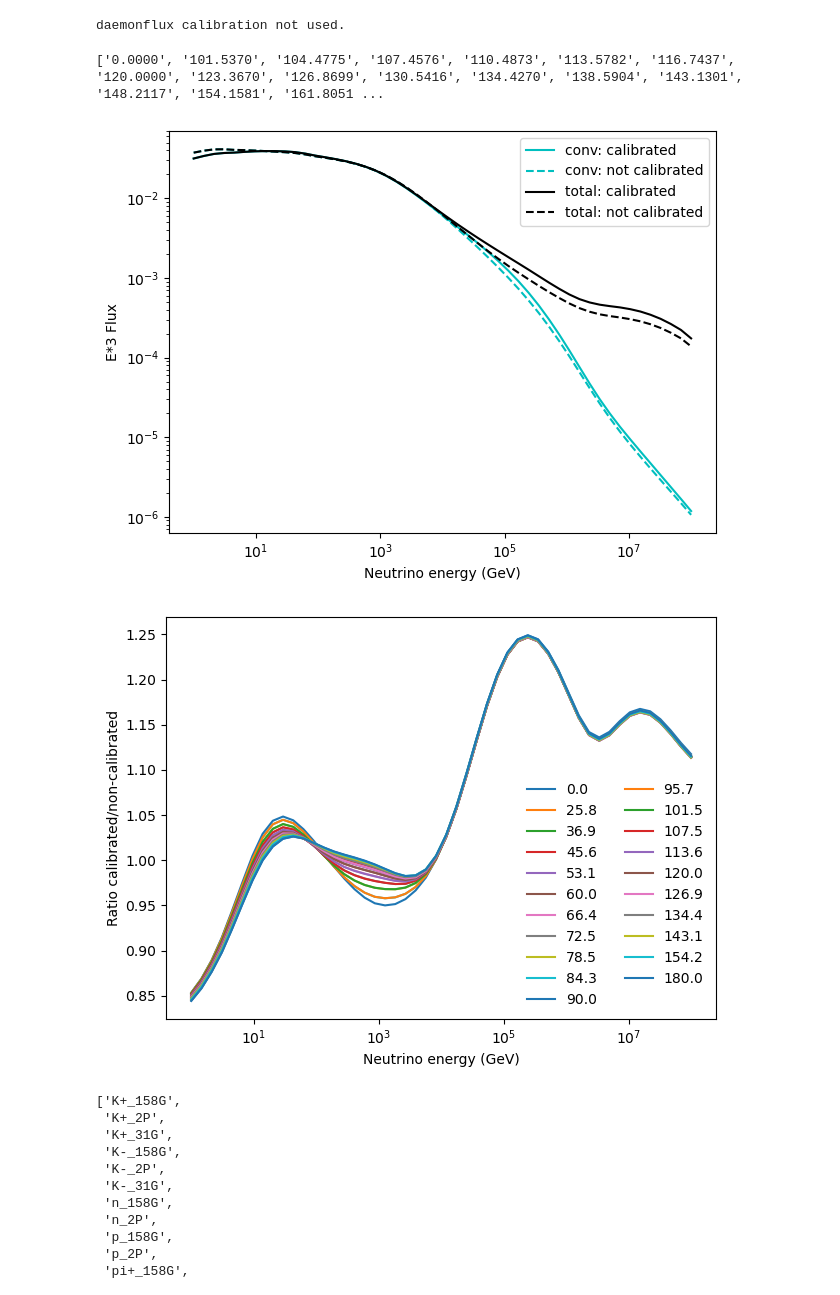
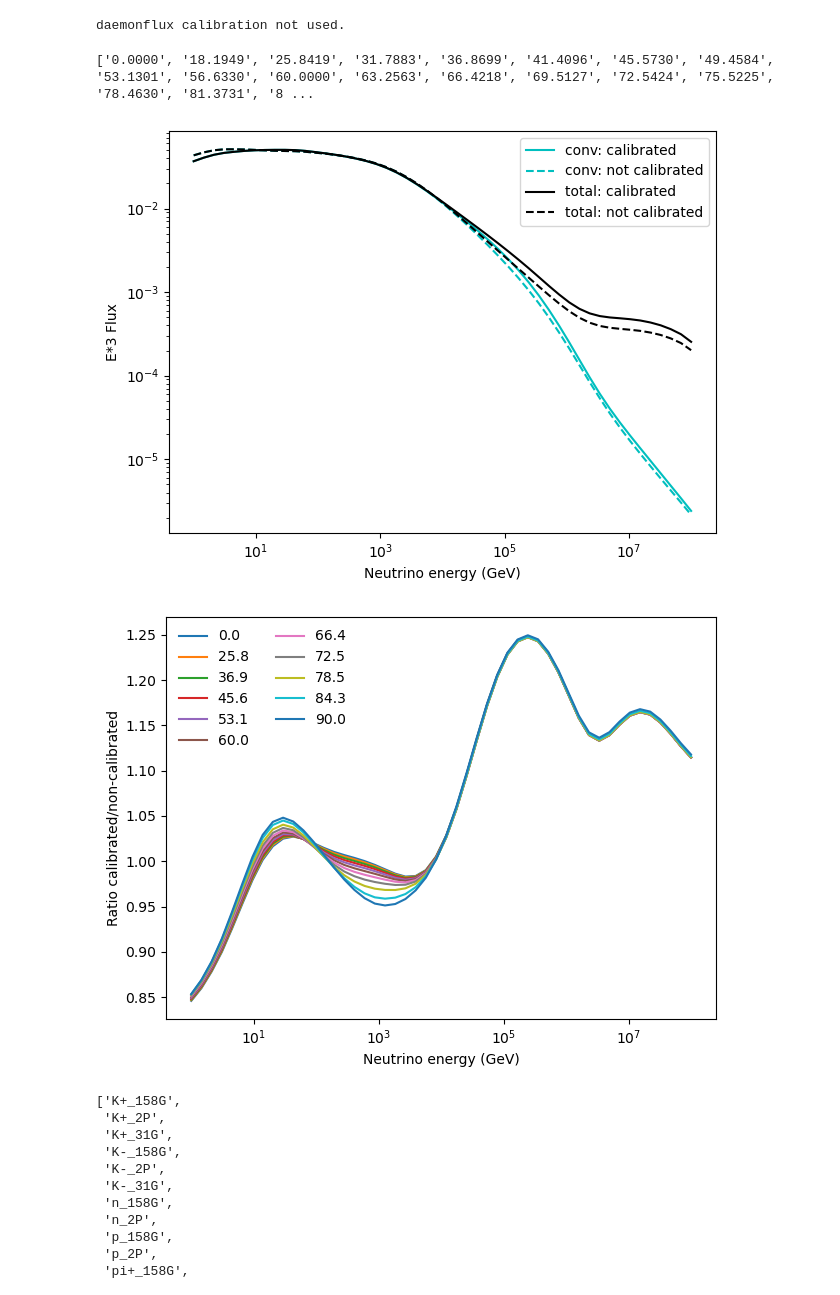
Before and after one commit to mceq-project/daemonflux, a Jupyter notebook: examples/example.ipynb, the cells around one changed output. Saved outputs shown, nothing was run; the diff lists cells and outputs as text; code cells hidden in the pictures.

```diff
--- a/examples/example.ipynb
+++ b/examples/example.ipynb
@@ -13,27 +16,27 @@ import matplotlib.pyplot as plt
 from daemonflux import Flux
 # %%
 # Point to the files
-fl_ic = Flux('../daemonsplines_IceCube_20230207.pkl', cal_file='../prd22_daemon_v3.pkl', use_calibration=True)
-fl_ic_nc = Flux('../daemonsplines_IceCube_20230207.pkl', cal_file='../prd22_daemon_v3.pkl', use_calibration=False)
+fl_ic = Flux('../daemonsplines_generic_20230207.pkl', cal_file='../prd22_daemon_v3.pkl', use_calibration=True, debug=1)
+fl_ic_nc = Flux('../daemonsplines_generic_20230207.pkl', cal_file='../prd22_daemon_v3.pkl', use_calibration=False, debug=1)
 # %% [output]
 daemonflux calibration not used.
 # %%
 egrid = np.logspace(0,8)
 print(fl_ic.zenith_angles)
 # %% [output]
-['0.0000', '101.5370', '104.4775', '107.4576', '110.4873', '113.5782', '116.7437', '120.0000', '123.3670', '126.8699', '130.5416', '134.4270', '138.5904', '143.1301', '148.2117', '154.1581', '161.8051 ...
+['0.0000', '18.1949', '25.8419', '31.7883', '36.8699', '41.4096', '45.5730', '49.4584', '53.1301', '56.6330', '60.0000', '63.2563', '66.4218', '69.5127', '72.5424', '75.5225', '78.4630', '81.3731', '8 ...
 # %%
 plt.figure()
-plt.loglog(egrid, fl_ic.flux(egrid, '180.0000', 'numuflux'), color='c', label='conv: calibrated')
-plt.loglog(egrid, fl_ic_nc.flux(egrid, '180.0000', 'numuflux'), color='c', ls ='--', label='conv: not calibrated')
-plt.loglog(egrid, fl_ic.flux(egrid, '180.0000', 'total_numuflux'), color='k', label='total: calibrated')
-plt.loglog(egrid, fl_ic_nc.flux(egrid, '180.0000', 'total_numuflux'), color='k', ls ='--', label='total: not calibrated')
+plt.loglog(egrid, fl_ic.flux(egrid, '60.0000', 'numuflux'), color='c', label='conv: calibrated')
+plt.loglog(egrid, fl_ic_nc.flux(egrid, '60.0000', 'numuflux'), color='c', ls ='--', label='conv: not calibrated')
+plt.loglog(egrid, fl_ic.flux(egrid, '60.0000', 'total_numuflux'), color='k', label='total: calibrated')
+plt.loglog(egrid, fl_ic_nc.flux(egrid, '60.0000', 'total_numuflux'), color='k', ls ='--', label='total: not calibrated')
 plt.xlabel('Neutrino energy (GeV)')
 plt.ylabel('E*3 Flux')
 plt.legend()
 plt.tight_layout()
 # %% [output]
-[figure, old version]
+[figure, new version]
 # %%
 plt.figure()
 # Compare calibrated vs non-calibrated for each zenith angle
@@ -44,7 +47,7 @@ plt.ylabel('Ratio calibrated/non-calibrated')
 plt.legend(frameon=False, ncol=2)
 plt.tight_layout()
 # %% [output]
-[figure, old version]
+[figure, new version]
 # %%
 # These are the knobs
 fl_ic.params.known_parameters
```
Also changed, not shown: parts of 5 cells of this notebook, 3 other files.
